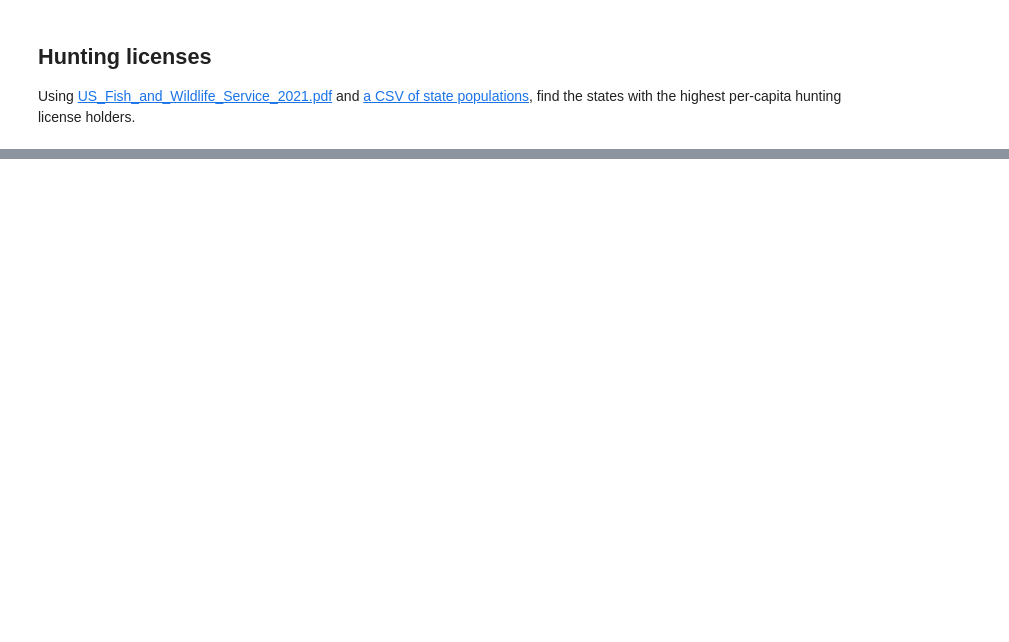
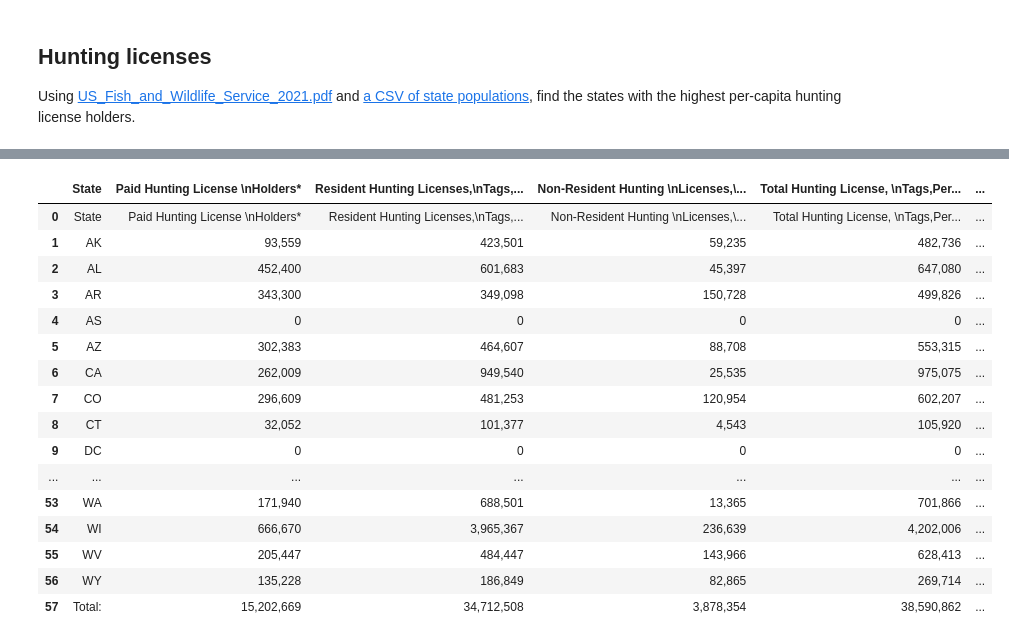
Before and after one commit to nisha5hetty/08-homework, a Jupyter notebook: Parsing PDFs Homework.ipynb, the cells around one changed output, grey strips where cells are left out. Cells and saved outputs as stored; diff of their text form; code cells hidden in the pictures; blank space fills up the shorter version.

```diff
--- a/Parsing PDFs Homework.ipynb
+++ b/Parsing PDFs Homework.ipynb
@@ -783,3 +782,3 @@ hunting_tables
 # %%
-df = tables[0].df
+df = hunting_tables[0].df
 df
@@ -786,6 +803,25 @@ df
 # %%
 # Make the first row the columns
 df.columns = df.loc[0]
+df
+# %% [output]
+|  | State | Paid Hunting License \nHolders* | Resident Hunting Licenses,\nTags,... | Non-Resident Hunting \nLicenses,\... | Total Hunting License, \nTags,Per... | ... |
+| 0 | State | Paid Hunting License \nHolders* | Resident Hunting Licenses,\nTags,... | Non-Resident Hunting \nLicenses,\... | Total Hunting License, \nTags,Per... | ... |
+| 1 | AK | 93,559 | 423,501 | 59,235 | 482,736 | ... |
+| 2 | AL | 452,400 | 601,683 | 45,397 | 647,080 | ... |
+| 3 | AR | 343,300 | 349,098 | 150,728 | 499,826 | ... |
+| 4 | AS | 0 | 0 | 0 | 0 | ... |
+| 5 | AZ | 302,383 | 464,607 | 88,708 | 553,315 | ... |
+| 6 | CA | 262,009 | 949,540 | 25,535 | 975,075 | ... |
+| 7 | CO | 296,609 | 481,253 | 120,954 | 602,207 | ... |
+| 8 | CT | 32,052 | 101,377 | 4,543 | 105,920 | ... |
+| 9 | DC | 0 | 0 | 0 | 0 | ... |
+| ... | ... | ... | ... | ... | ... | ... |
+| 53 | WA | 171,940 | 688,501 | 13,365 | 701,866 | ... |
+| 54 | WI | 666,670 | 3,965,367 | 236,639 | 4,202,006 | ... |
+| 55 | WV | 205,447 | 484,447 | 143,966 | 628,413 | ... |
+| 56 | WY | 135,228 | 186,849 | 82,865 | 269,714 | ... |
+| 57 | Total: | 15,202,669 | 34,712,508 | 3,878,354 | 38,590,862 | ... |
 # %%
 # Drop the first row
 df = df.drop(0)
```
Also changed, not shown: parts of 8 cells of this notebook.
